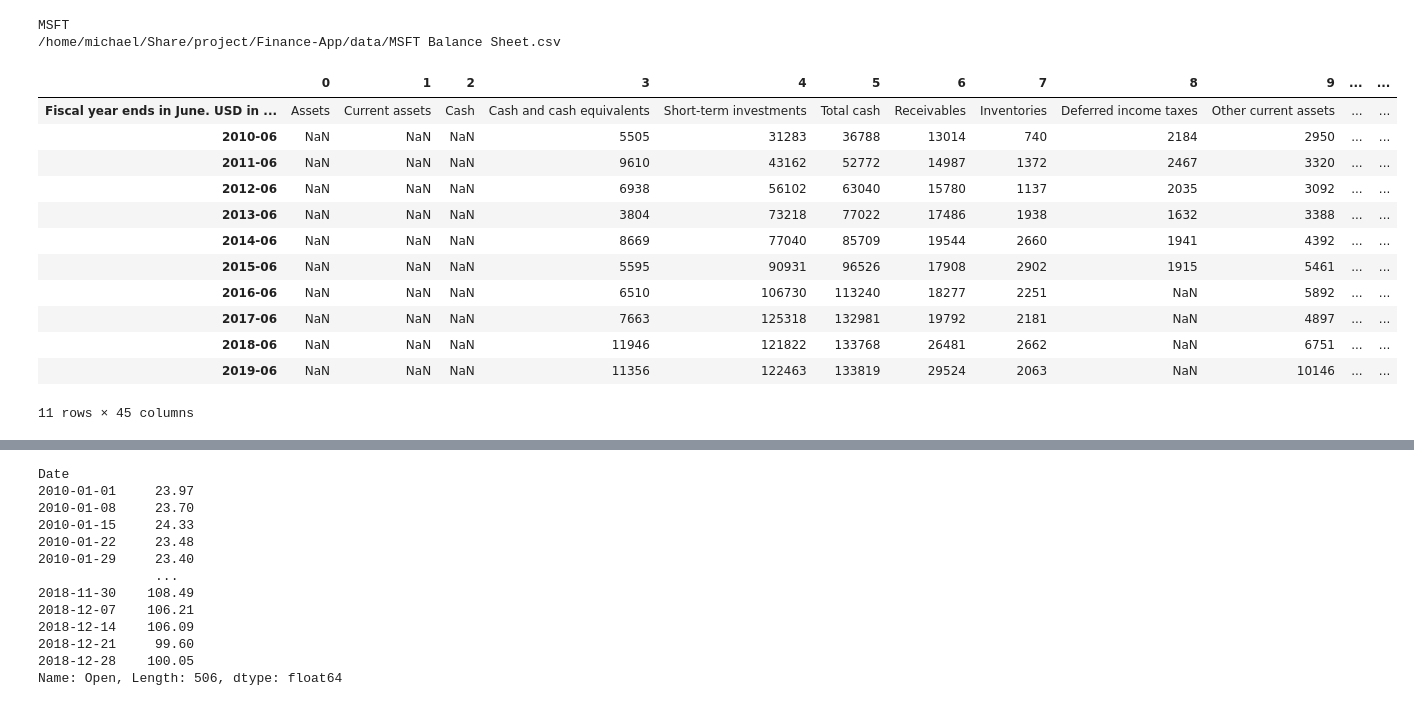
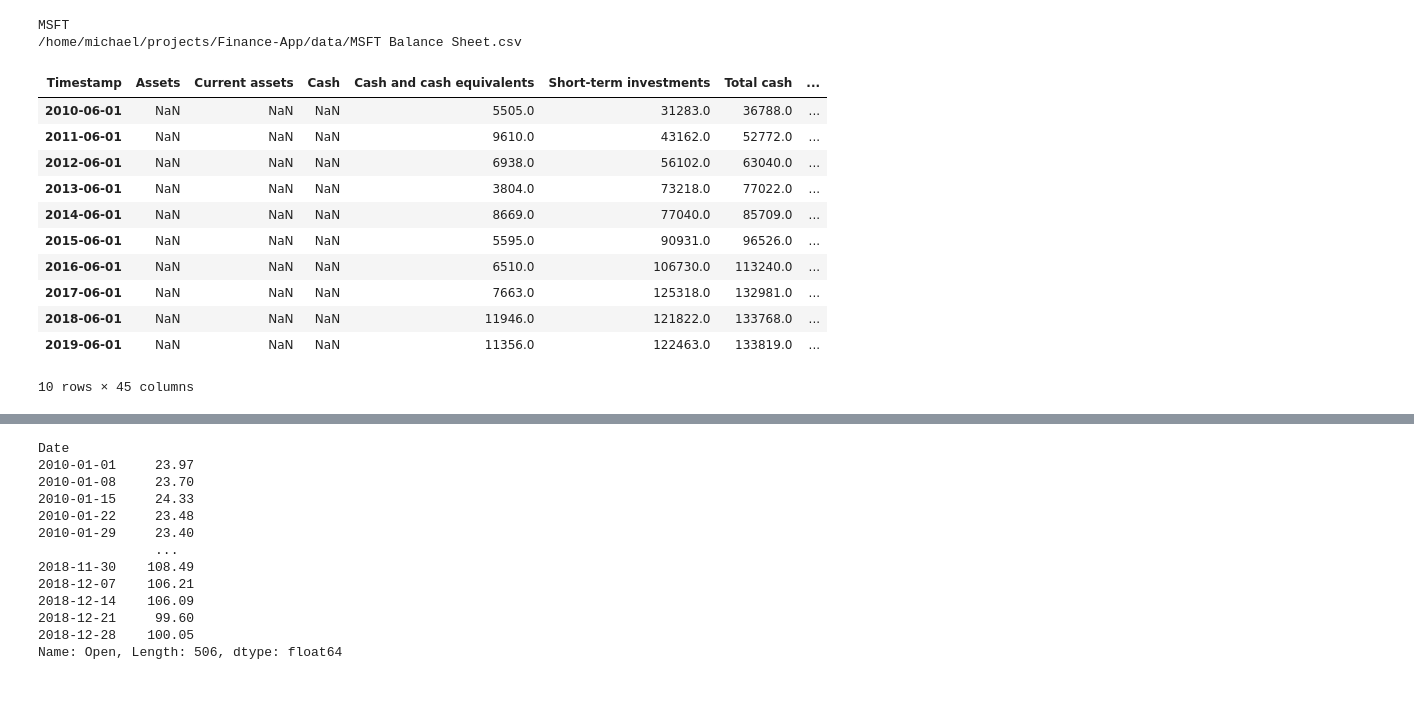
Before and after one commit to michaelsru/Finance-App, a Jupyter notebook: plot_data.ipynb, the cells around one changed output, grey strips where cells are left out. Cells and saved outputs as stored; diff of their text form; code cells hidden in the pictures.

Commit message:
Added financials formatting to FL lib
Signed-off-by: Michael Ru <s.michaelru@gmail.com>

```diff
--- a/plot_data.ipynb
+++ b/plot_data.ipynb
@@ -1,28 +1,27 @@
 # %%
 from financials_loader import FinancialsLoader
 import matplotlib.pyplot as plt
 import pandas as pd
 
 %matplotlib inline
 
 msft_fl = FinancialsLoader(["MSFT"])
 
-msft_cashflow = msft_fl.load_balance_sheet()[0]
+balance_sheet = msft_fl.load_balance_sheet()[0]
 
-msft_cashflow.T
+balance_sheet
 # %% [output]
 MSFT
-/home/michael/Share/project/Finance-App/data/MSFT Balance Sheet.csv
+/home/michael/projects/Finance-App/data/MSFT Balance Sheet.csv
-|  | 0 | 1 | 2 | 3 | 4 | 5 | 6 | 7 | 8 | 9 | ... | ... |
-| Fiscal year ends in June. USD in ... | Assets | Current assets | Cash | Cash and cash equivalents | Short-term investments | Total cash | Receivables | Inventories | Deferred income taxes | Other current assets | ... | ... |
-| 2010-06 | NaN | NaN | NaN | 5505 | 31283 | 36788 | 13014 | 740 | 2184 | 2950 | ... | ... |
-| 2011-06 | NaN | NaN | NaN | 9610 | 43162 | 52772 | 14987 | 1372 | 2467 | 3320 | ... | ... |
-| 2012-06 | NaN | NaN | NaN | 6938 | 56102 | 63040 | 15780 | 1137 | 2035 | 3092 | ... | ... |
-| 2013-06 | NaN | NaN | NaN | 3804 | 73218 | 77022 | 17486 | 1938 | 1632 | 3388 | ... | ... |
-| 2014-06 | NaN | NaN | NaN | 8669 | 77040 | 85709 | 19544 | 2660 | 1941 | 4392 | ... | ... |
-| 2015-06 | NaN | NaN | NaN | 5595 | 90931 | 96526 | 17908 | 2902 | 1915 | 5461 | ... | ... |
-| 2016-06 | NaN | NaN | NaN | 6510 | 106730 | 113240 | 18277 | 2251 | NaN | 5892 | ... | ... |
-| 2017-06 | NaN | NaN | NaN | 7663 | 125318 | 132981 | 19792 | 2181 | NaN | 4897 | ... | ... |
-| 2018-06 | NaN | NaN | NaN | 11946 | 121822 | 133768 | 26481 | 2662 | NaN | 6751 | ... | ... |
-| 2019-06 | NaN | NaN | NaN | 11356 | 122463 | 133819 | 29524 | 2063 | NaN | 10146 | ... | ... |
+| Timestamp | Assets | Current assets | Cash | Cash and cash equivalents | Short-term investments | Total cash | ... |
+| 2010-06-01 | NaN | NaN | NaN | 5505.0 | 31283.0 | 36788.0 | ... |
+| 2011-06-01 | NaN | NaN | NaN | 9610.0 | 43162.0 | 52772.0 | ... |
+| 2012-06-01 | NaN | NaN | NaN | 6938.0 | 56102.0 | 63040.0 | ... |
+| 2013-06-01 | NaN | NaN | NaN | 3804.0 | 73218.0 | 77022.0 | ... |
+| 2014-06-01 | NaN | NaN | NaN | 8669.0 | 77040.0 | 85709.0 | ... |
+| 2015-06-01 | NaN | NaN | NaN | 5595.0 | 90931.0 | 96526.0 | ... |
+| 2016-06-01 | NaN | NaN | NaN | 6510.0 | 106730.0 | 113240.0 | ... |
+| 2017-06-01 | NaN | NaN | NaN | 7663.0 | 125318.0 | 132981.0 | ... |
+| 2018-06-01 | NaN | NaN | NaN | 11946.0 | 121822.0 | 133768.0 | ... |
+| 2019-06-01 | NaN | NaN | NaN | 11356.0 | 122463.0 | 133819.0 | ... |
-11 rows × 45 columns
+10 rows × 45 columns
```
Also changed, not shown: parts of 4 cells of this notebook, 2 other files.
